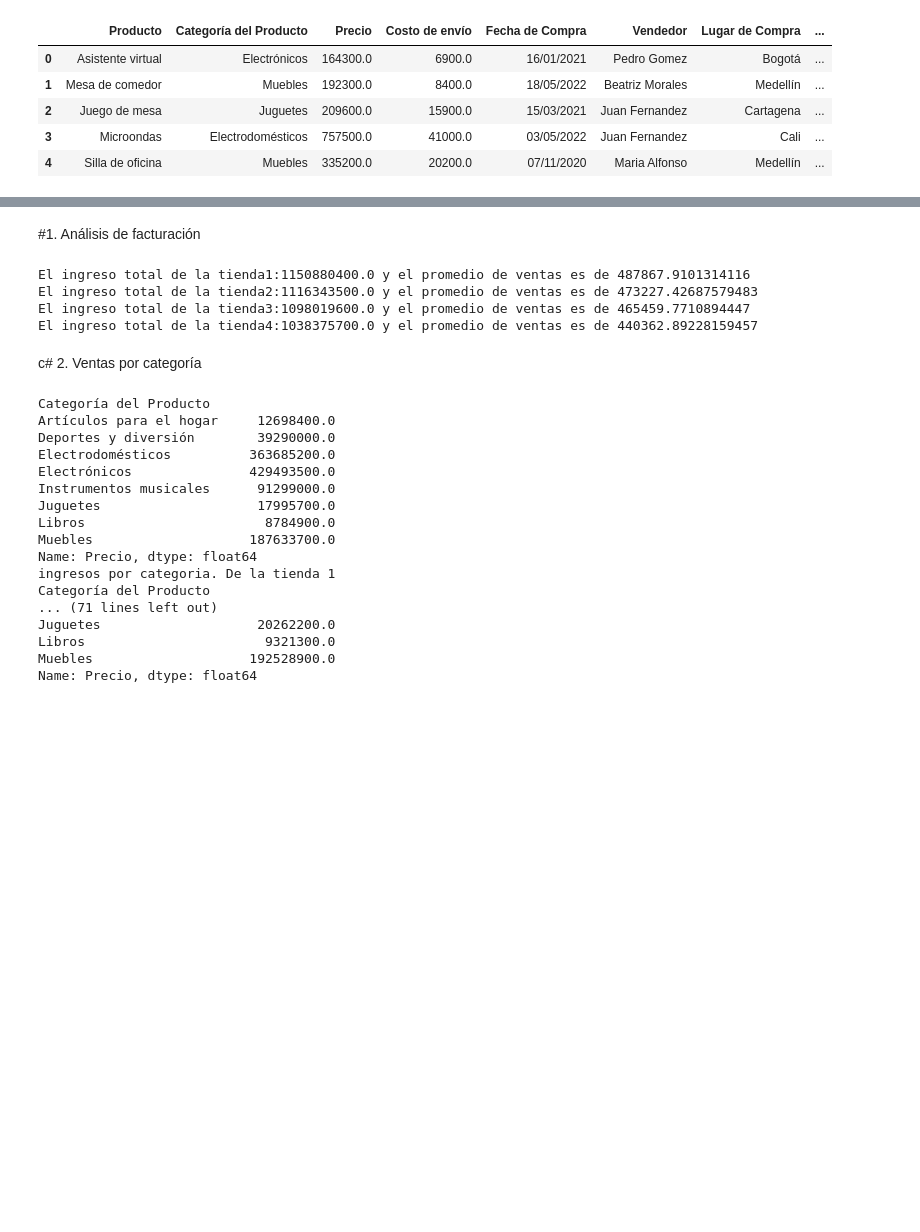
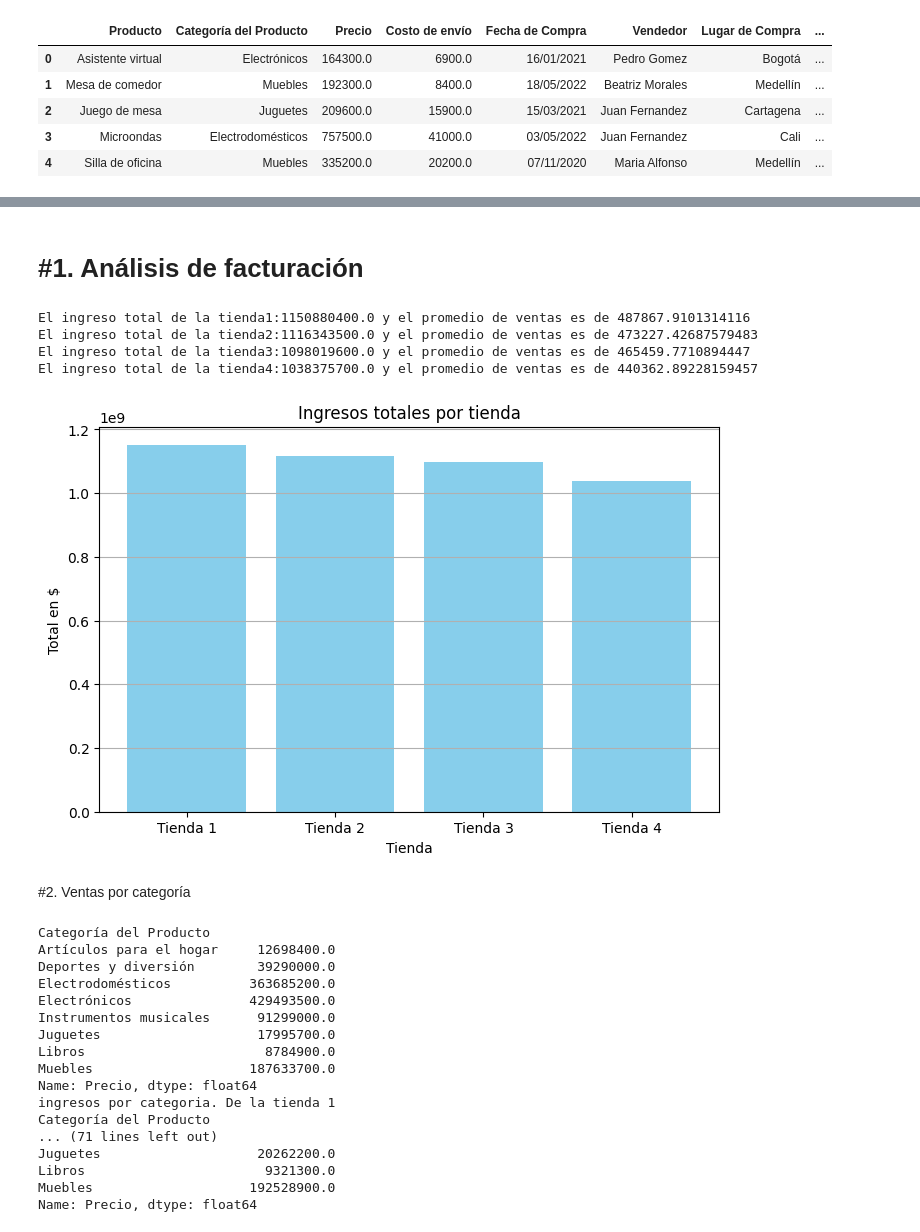
Before and after one commit to PRsant90/ChallengeDatos, a Jupyter notebook: AluraStoreLatam.ipynb, the cells around one changed output, grey strips where cells are left out. Cells and saved outputs as stored; diff of their text form; code cells hidden in the pictures; blank space fills up the shorter version.

```diff
--- a/AluraStoreLatam.ipynb
+++ b/AluraStoreLatam.ipynb
@@ -31,5 +32,5 @@ MessageError: Error: credential propagation was unsuccessful
 # %% [markdown]
-#1. Análisis de facturación
+# #1. Análisis de facturación
 # %%
 urls = [
     "https://raw.githubusercontent.com/alura-es-cursos/challenge1-data-science-latam/main/base-de-datos-challenge1-latam/tienda_1%20.csv",
@@ -50,8 +51,21 @@ El ingreso total de la tienda1:1150880400.0 y el promedio de ventas es de 487867
 El ingreso total de la tienda2:1116343500.0 y el promedio de ventas es de 473227.42687579483
 El ingreso total de la tienda3:1098019600.0 y el promedio de ventas es de 465459.7710894447
 El ingreso total de la tienda4:1038375700.0 y el promedio de ventas es de 440362.89228159457
+# %%
+import matplotlib.pyplot as plt
+ingresos = [tienda['Precio'].sum() for tienda in [pd.read_csv(url) for url in urls]]
+
+plt.figure(figsize=(8,5))
+plt.bar(nombres_tiendas, ingresos, color='skyblue')
+plt.title('Ingresos totales por tienda')
+plt.ylabel('Total en $')
+plt.xlabel('Tienda')
+plt.grid(axis='y')
+plt.show()
+# %% [output]
+[figure, added]
 # %% [markdown]
-c# 2. Ventas por categoría
+#2. Ventas por categoría
 # %%
 #Version 1#
 
```
Also changed, not shown: parts of 9 cells of this notebook.
